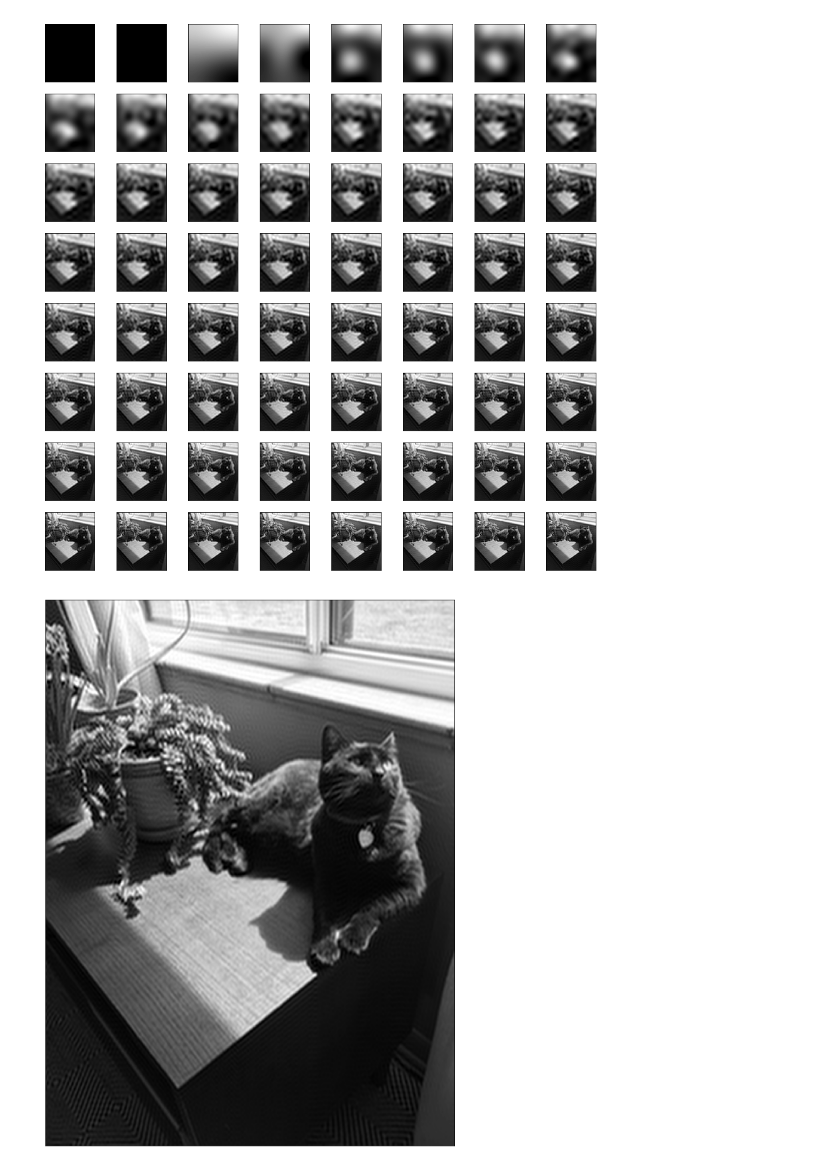
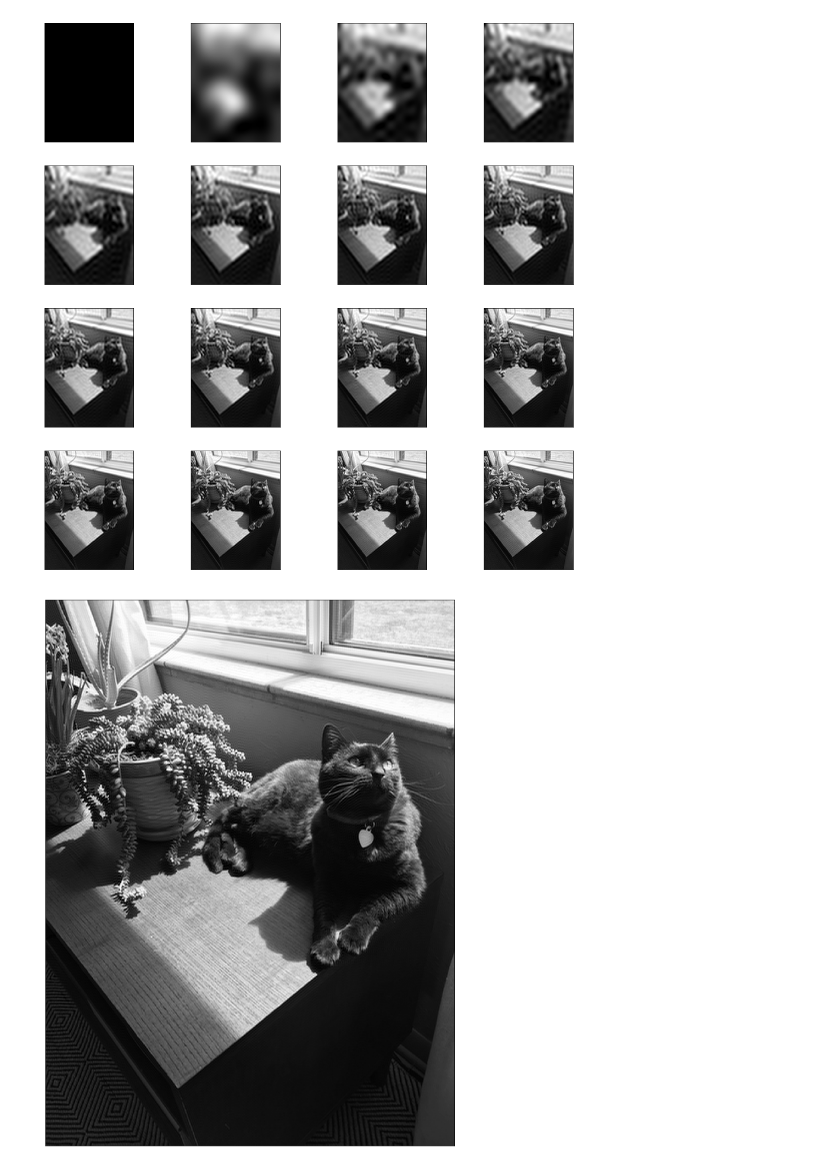
Before and after one commit to bradleypmartin/LinearAlgebraGeekout190405, a Jupyter notebook: Image compression.ipynb, the cells around one changed output. Saved outputs shown, nothing was run; the diff lists cells and outputs as text; code cells hidden in the pictures.

```diff
--- a/Image compression.ipynb
+++ b/Image compression.ipynb
@@ -35,7 +35,7 @@ def get_reconstructed_image(raw):
     img = Image.fromarray(img)
     return img
 # %%
-pixels = get_image_from_file(image_filename='kitty.jpg', size=(256, 220))
+pixels = get_image_from_file(image_filename='kitty.jpg', size=(512, 384))
 dct_size = pixels.shape[0]
 dct = get_2D_dct(pixels)
 reconstructed_images = []
@@ -70,20 +54,20 @@ plt.title('Amplitude distribution of DCT Coefficients');
 # %%
-fig = plt.figure(figsize=(16, 16))
-for ii in range(64):
-    plt.subplot(8, 8, ii + 1)
-    plt.imshow(reconstructed_images[ii], cmap=plt.cm.gray)
+fig = plt.figure(figsize=(17, 17))
+for ii in range(16):
+    plt.subplot(4, 4, ii + 1)
+    plt.imshow(reconstructed_images[ii*8], cmap=plt.cm.gray)
     plt.grid(False);
     plt.xticks([]);
     plt.yticks([]);
 # %% [output]
-[figure, old version]
+[figure, new version]
 # %%
 pixels = get_image_from_file(image_filename='kitty.jpg', size=(2000, 1500))
 dct_size = pixels.shape[0]
 dct = get_2D_dct(pixels)
 reconstructed_images = []
 
-lastRowCol = 200
+lastRowCol = 400
 
 dct_copy = dct.copy()
 dct_copy[lastRowCol:,:] = 0
@@ -99,4 +83,4 @@ plt.grid(False);
 plt.xticks([]);
 plt.yticks([]);
 # %% [output]
-[figure, old version]
+[figure, new version]
```
Also changed, not shown: parts of 3 cells of this notebook.
